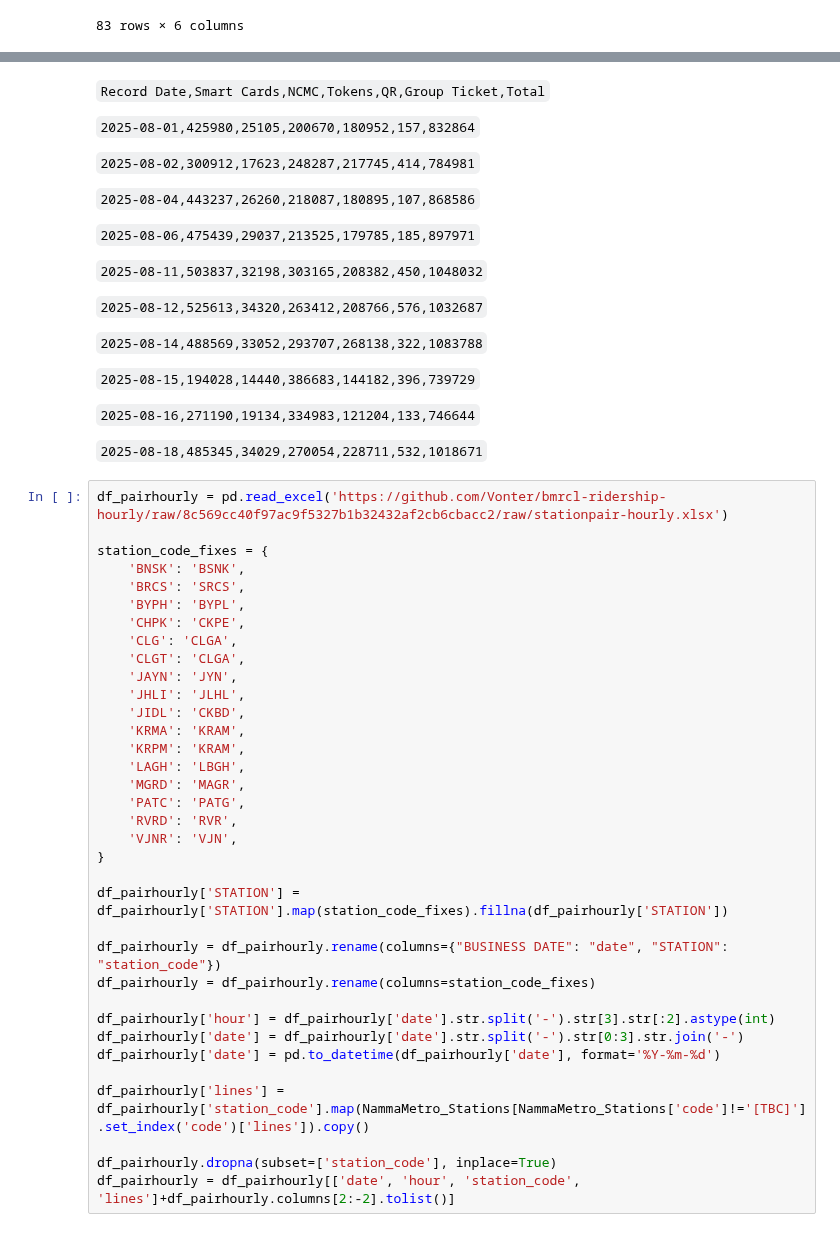
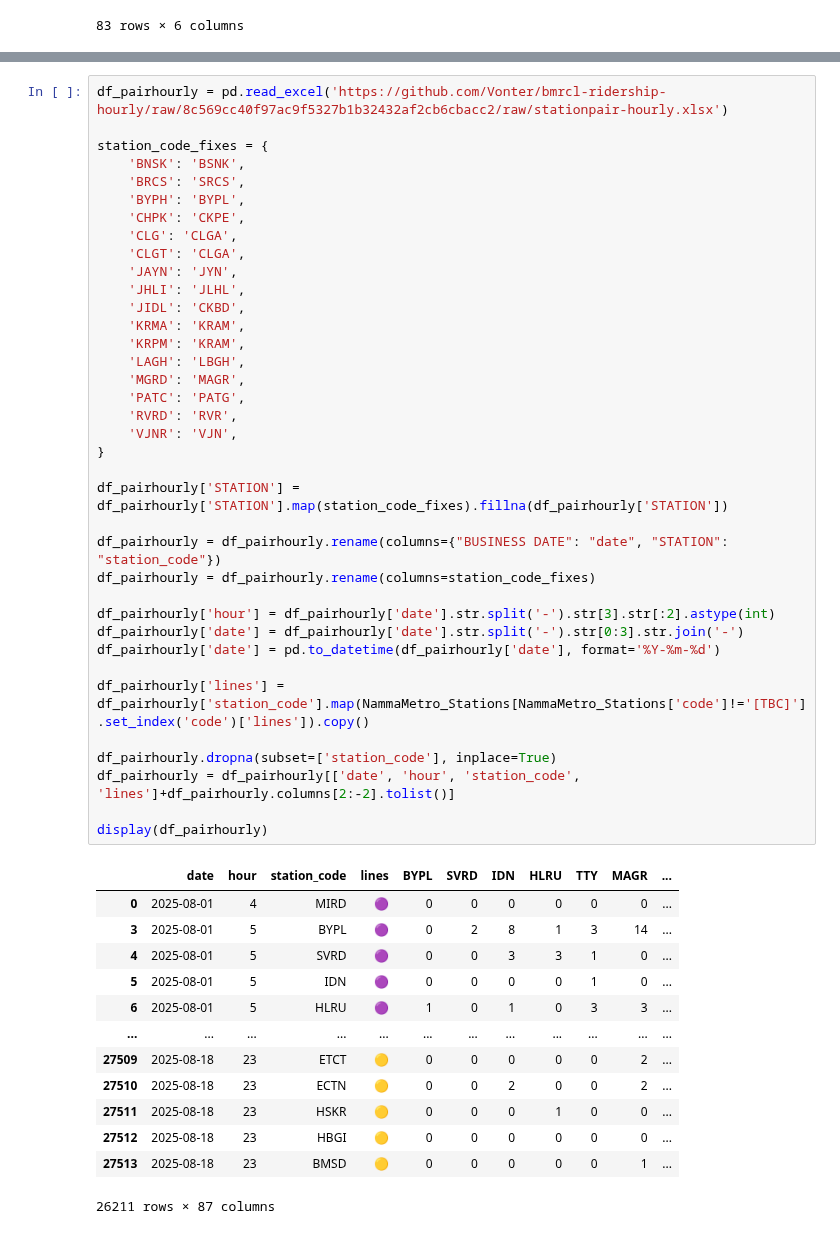
Before and after one commit to thecont1/namma-metro-ridership-tracker, a Jupyter notebook: ridership_5analysis.ipynb, the cells around one changed output, grey strips where cells are left out. Cells and saved outputs as stored; diff of their text form.

```diff
--- a/ridership_5analysis.ipynb
+++ b/ridership_5analysis.ipynb
@@ -105,25 +86,3 @@ np.int64(795066)
-# %% [markdown]
-`Record Date,Smart Cards,NCMC,Tokens,QR,Group Ticket,Total`
-
-`2025-08-01,425980,25105,200670,180952,157,832864`
-
-`2025-08-02,300912,17623,248287,217745,414,784981`
-
-`2025-08-04,443237,26260,218087,180895,107,868586`
-
-`2025-08-06,475439,29037,213525,179785,185,897971`
-
-`2025-08-11,503837,32198,303165,208382,450,1048032`
-
-`2025-08-12,525613,34320,263412,208766,576,1032687`
-
-`2025-08-14,488569,33052,293707,268138,322,1083788`
-
-`2025-08-15,194028,14440,386683,144182,396,739729`
-
-`2025-08-16,271190,19134,334983,121204,133,746644`
-
-`2025-08-18,485345,34029,270054,228711,532,1018671`
 # %%
 df_pairhourly = pd.read_excel('https://github.com/Vonter/bmrcl-ridership-hourly/raw/8c569cc40f97ac9f5327b1b32432af2cb6cbacc2/raw/stationpair-hourly.xlsx')
 
@@ -132,33 +91,49 @@ station_code_fixes = {
     'BRCS': 'SRCS',
     'BYPH': 'BYPL',
     'CHPK': 'CKPE',
     'CLG': 'CLGA',
     'CLGT': 'CLGA',
     'JAYN': 'JYN',
     'JHLI': 'JLHL',
     'JIDL': 'CKBD',
     'KRMA': 'KRAM',
     'KRPM': 'KRAM',
     'LAGH': 'LBGH',
     'MGRD': 'MAGR',
     'PATC': 'PATG',
     'RVRD': 'RVR',
     'VJNR': 'VJN',
 }
 
 df_pairhourly['STATION'] = df_pairhourly['STATION'].map(station_code_fixes).fillna(df_pairhourly['STATION'])
 
 df_pairhourly = df_pairhourly.rename(columns={"BUSINESS DATE": "date", "STATION": "station_code"})
 df_pairhourly = df_pairhourly.rename(columns=station_code_fixes)
 
 df_pairhourly['hour'] = df_pairhourly['date'].str.split('-').str[3].str[:2].astype(int)
 df_pairhourly['date'] = df_pairhourly['date'].str.split('-').str[0:3].str.join('-')
 df_pairhourly['date'] = pd.to_datetime(df_pairhourly['date'], format='%Y-%m-%d')
 
 df_pairhourly['lines'] = df_pairhourly['station_code'].map(NammaMetro_Stations[NammaMetro_Stations['code']!='[TBC]'].set_index('code')['lines']).copy()
 
 df_pairhourly.dropna(subset=['station_code'], inplace=True)
 df_pairhourly = df_pairhourly[['date', 'hour', 'station_code', 'lines']+df_pairhourly.columns[2:-2].tolist()]
+
+display(df_pairhourly)
+# %% [output]
+|  | date | hour | station_code | lines | BYPL | SVRD | IDN | HLRU | TTY | MAGR | ... |
+| 0 | 2025-08-01 | 4 | MIRD | 🟣 | 0 | 0 | 0 | 0 | 0 | 0 | ... |
+| 3 | 2025-08-01 | 5 | BYPL | 🟣 | 0 | 2 | 8 | 1 | 3 | 14 | ... |
+| 4 | 2025-08-01 | 5 | SVRD | 🟣 | 0 | 0 | 3 | 3 | 1 | 0 | ... |
+| 5 | 2025-08-01 | 5 | IDN | 🟣 | 0 | 0 | 0 | 0 | 1 | 0 | ... |
+| 6 | 2025-08-01 | 5 | HLRU | 🟣 | 1 | 0 | 1 | 0 | 3 | 3 | ... |
+| ... | ... | ... | ... | ... | ... | ... | ... | ... | ... | ... | ... |
+| 27509 | 2025-08-18 | 23 | ETCT | 🟡 | 0 | 0 | 0 | 0 | 0 | 2 | ... |
+| 27510 | 2025-08-18 | 23 | ECTN | 🟡 | 0 | 0 | 2 | 0 | 0 | 2 | ... |
+| 27511 | 2025-08-18 | 23 | HSKR | 🟡 | 0 | 0 | 0 | 1 | 0 | 0 | ... |
+| 27512 | 2025-08-18 | 23 | HBGI | 🟡 | 0 | 0 | 0 | 0 | 0 | 0 | ... |
+| 27513 | 2025-08-18 | 23 | BMSD | 🟡 | 0 | 0 | 0 | 0 | 0 | 1 | ... |
+26211 rows × 87 columns
 # %%
 inspection_date = '2025-08-18'
 inspection_hour = -1
```
Also changed, not shown: parts of 19 cells of this notebook.
